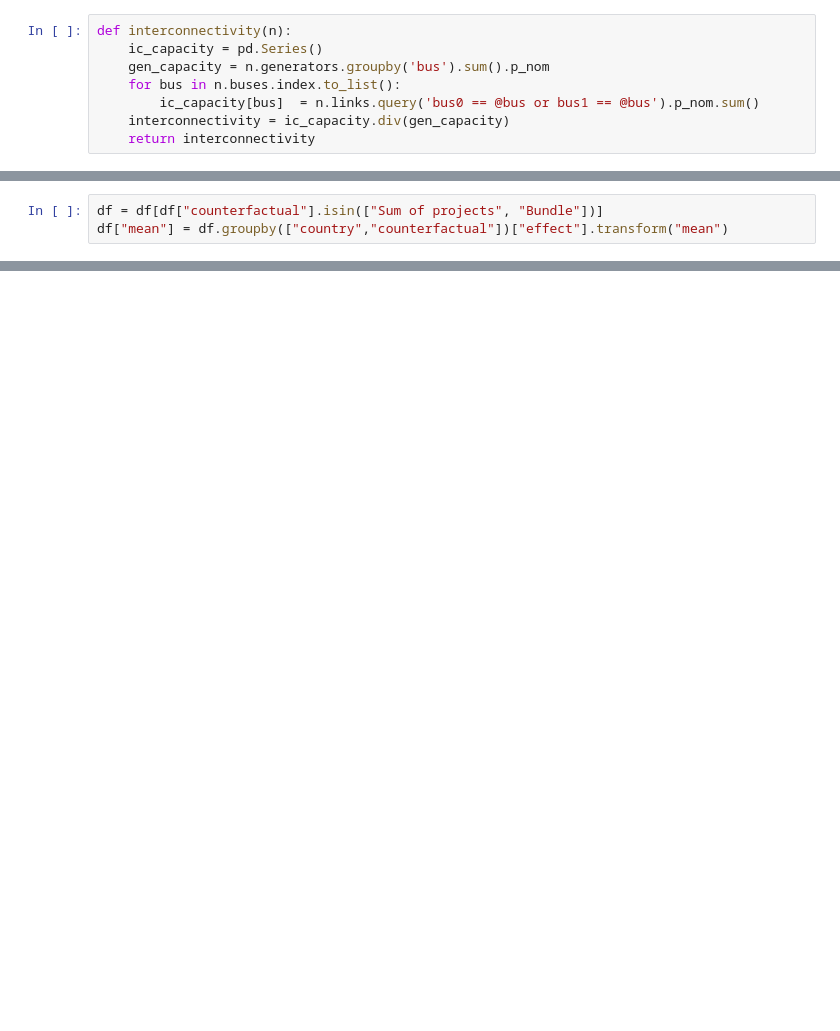
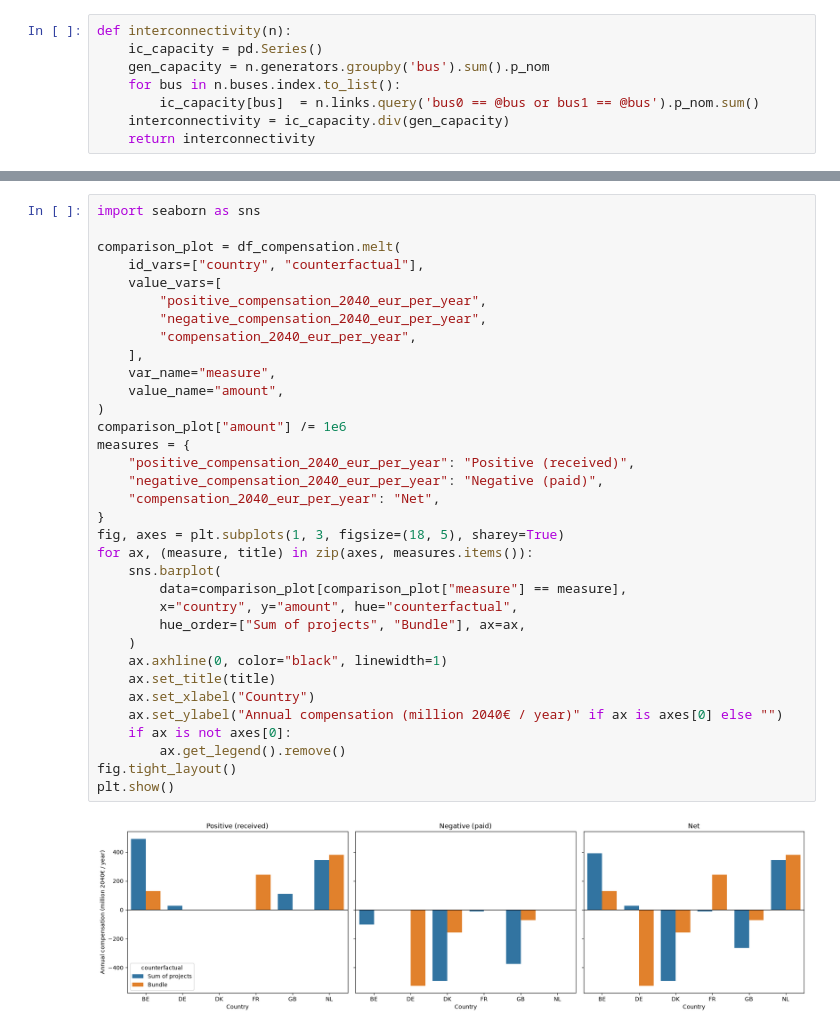
Before and after one commit to nathan-giovannini/pypsa-monte_carlo, a Jupyter notebook: post_proc_cba.ipynb, the cells around one changed output, grey strips where cells are left out. Cells and saved outputs as stored; diff of their text form; blank space fills up the shorter version.

```diff
--- a/post_proc_cba.ipynb
+++ b/post_proc_cba.ipynb
@@ -786,3 +266,0 @@ plt.show()
-# %%
-df = df[df["counterfactual"].isin(["Sum of projects", "Bundle"])]
-df["mean"] = df.groupby(["country","counterfactual"])["effect"].transform("mean")
@@ -909,0 +617,36 @@ plt.show()
+# %%
+import seaborn as sns
+
+comparison_plot = df_compensation.melt(
+    id_vars=["country", "counterfactual"],
+    value_vars=[
+        "positive_compensation_2040_eur_per_year",
+        "negative_compensation_2040_eur_per_year",
+        "compensation_2040_eur_per_year",
+    ],
+    var_name="measure",
+    value_name="amount",
+)
+comparison_plot["amount"] /= 1e6
+measures = {
+    "positive_compensation_2040_eur_per_year": "Positive (received)",
+    "negative_compensation_2040_eur_per_year": "Negative (paid)",
+    "compensation_2040_eur_per_year": "Net",
+}
+fig, axes = plt.subplots(1, 3, figsize=(18, 5), sharey=True)
+for ax, (measure, title) in zip(axes, measures.items()):
+    sns.barplot(
+        data=comparison_plot[comparison_plot["measure"] == measure],
+        x="country", y="amount", hue="counterfactual",
+        hue_order=["Sum of projects", "Bundle"], ax=ax,
+    )
+    ax.axhline(0, color="black", linewidth=1)
+    ax.set_title(title)
+    ax.set_xlabel("Country")
+    ax.set_ylabel("Annual compensation (million 2040€ / year)" if ax is axes[0] else "")
+    if ax is not axes[0]:
+        ax.get_legend().remove()
+fig.tight_layout()
+plt.show()
+# %% [output]
+[figure, added]
```
Also changed, not shown: parts of 102 cells of this notebook, 9 other files.
